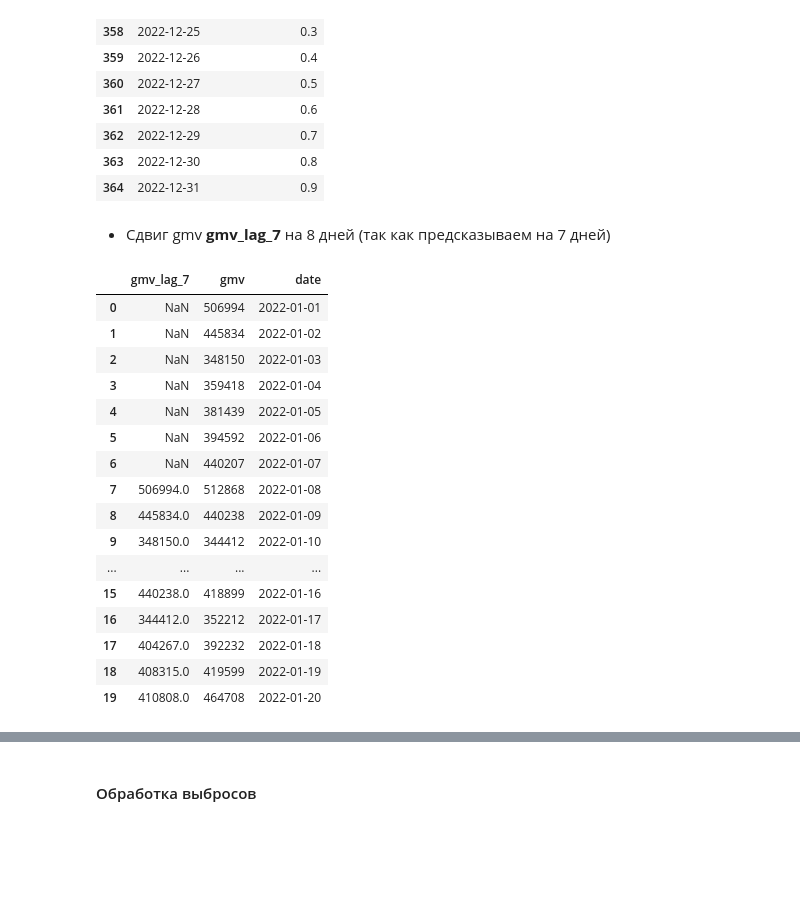
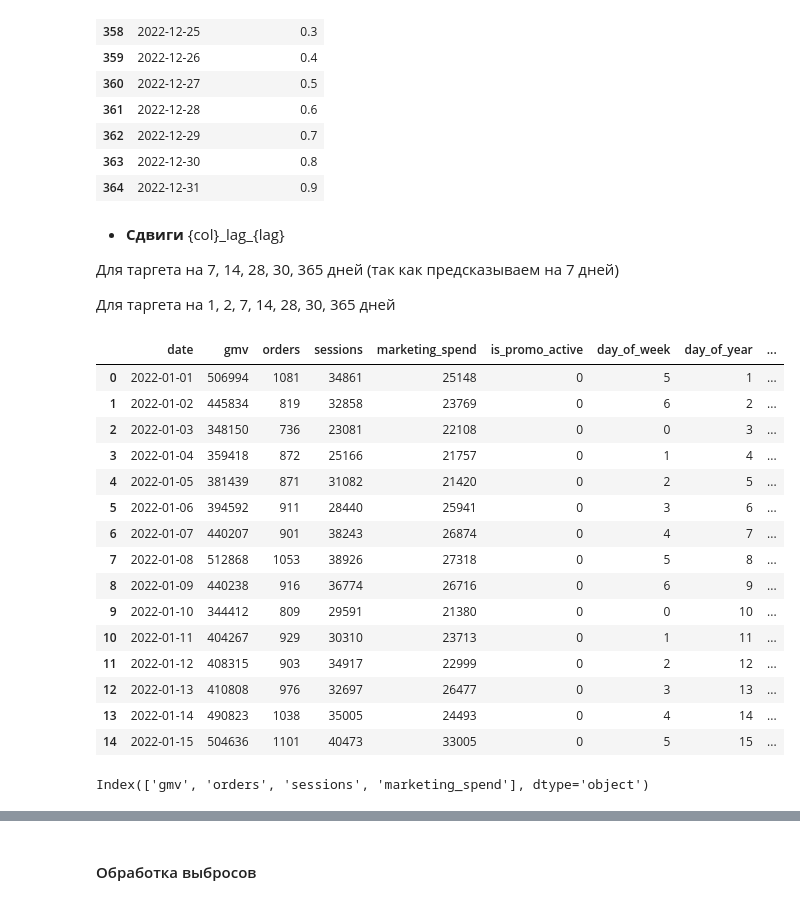
Before and after one commit to RabochiyYan/Ozon_test, a Jupyter notebook: Task_1.1.ipynb, the cells around one changed output, grey strips where cells are left out. Drawn from its saved outputs; the diff is of its cells as text; code cells hidden in the pictures; blank space fills up the shorter version.

```diff
--- a/Task_1.1.ipynb
+++ b/Task_1.1.ipynb
@@ -398,29 +398,38 @@ df_test[['date','holiday_proximity']][(df_test['month']==12) & (df_test['year']=
 | 363 | 2022-12-30 | 0.8 |
 | 364 | 2022-12-31 | 0.9 |
 # %% [markdown]
-- Сдвиг gmv **gmv_lag_7** на 8 дней (так как предсказываем на 7 дней)
+- **Сдвиги** {col}\_lag\_{lag}
+
+Для таргета на 7, 14, 28, 30, 365 дней  (так как предсказываем на 7 дней)
+
+Для таргета на 1, 2, 7, 14, 28, 30, 365 дней
 # %%
-df["gmv_lag_7"] = df["gmv"].shift(7)
+df2 = df.copy(deep=True)
+
+lags_target = [7, 14, 28, 365]
+for lag in lags_target:
+    df2[f"gmv_lag_{lag}"] = df2["gmv"].shift(lag)
 # %%
-df[["gmv_lag_7", "gmv", 'date']].head(20)
+df2.head(15)
 # %% [output]
-|  | gmv_lag_7 | gmv | date |
-| 0 | NaN | 506994 | 2022-01-01 |
-| 1 | NaN | 445834 | 2022-01-02 |
-| 2 | NaN | 348150 | 2022-01-03 |
-| 3 | NaN | 359418 | 2022-01-04 |
-| 4 | NaN | 381439 | 2022-01-05 |
-| 5 | NaN | 394592 | 2022-01-06 |
-| 6 | NaN | 440207 | 2022-01-07 |
-| 7 | 506994.0 | 512868 | 2022-01-08 |
-| 8 | 445834.0 | 440238 | 2022-01-09 |
-| 9 | 348150.0 | 344412 | 2022-01-10 |
-| ... | ... | ... | ... |
-| 15 | 440238.0 | 418899 | 2022-01-16 |
-| 16 | 344412.0 | 352212 | 2022-01-17 |
-| 17 | 404267.0 | 392232 | 2022-01-18 |
-| 18 | 408315.0 | 419599 | 2022-01-19 |
-| 19 | 410808.0 | 464708 | 2022-01-20 |
+|  | date | gmv | orders | sessions | marketing_spend | is_promo_active | day_of_week | day_of_year | ... |
+| 0 | 2022-01-01 | 506994 | 1081 | 34861 | 25148 | 0 | 5 | 1 | ... |
+| 1 | 2022-01-02 | 445834 | 819 | 32858 | 23769 | 0 | 6 | 2 | ... |
+| 2 | 2022-01-03 | 348150 | 736 | 23081 | 22108 | 0 | 0 | 3 | ... |
+| 3 | 2022-01-04 | 359418 | 872 | 25166 | 21757 | 0 | 1 | 4 | ... |
+| 4 | 2022-01-05 | 381439 | 871 | 31082 | 21420 | 0 | 2 | 5 | ... |
+| 5 | 2022-01-06 | 394592 | 911 | 28440 | 25941 | 0 | 3 | 6 | ... |
+| 6 | 2022-01-07 | 440207 | 901 | 38243 | 26874 | 0 | 4 | 7 | ... |
+| 7 | 2022-01-08 | 512868 | 1053 | 38926 | 27318 | 0 | 5 | 8 | ... |
+| 8 | 2022-01-09 | 440238 | 916 | 36774 | 26716 | 0 | 6 | 9 | ... |
+| 9 | 2022-01-10 | 344412 | 809 | 29591 | 21380 | 0 | 0 | 10 | ... |
+| 10 | 2022-01-11 | 404267 | 929 | 30310 | 23713 | 0 | 1 | 11 | ... |
+| 11 | 2022-01-12 | 408315 | 903 | 34917 | 22999 | 0 | 2 | 12 | ... |
+| 12 | 2022-01-13 | 410808 | 976 | 32697 | 26477 | 0 | 3 | 13 | ... |
+| 13 | 2022-01-14 | 490823 | 1038 | 35005 | 24493 | 0 | 4 | 14 | ... |
+| 14 | 2022-01-15 | 504636 | 1101 | 40473 | 33005 | 0 | 5 | 15 | ... |
 # %%
 numeric_columns = df.columns[1:5]
 numeric_columns
+# %% [output]
+Index(['gmv', 'orders', 'sessions', 'marketing_spend'], dtype='object')
```
Also changed, not shown: parts of 26 cells of this notebook.
